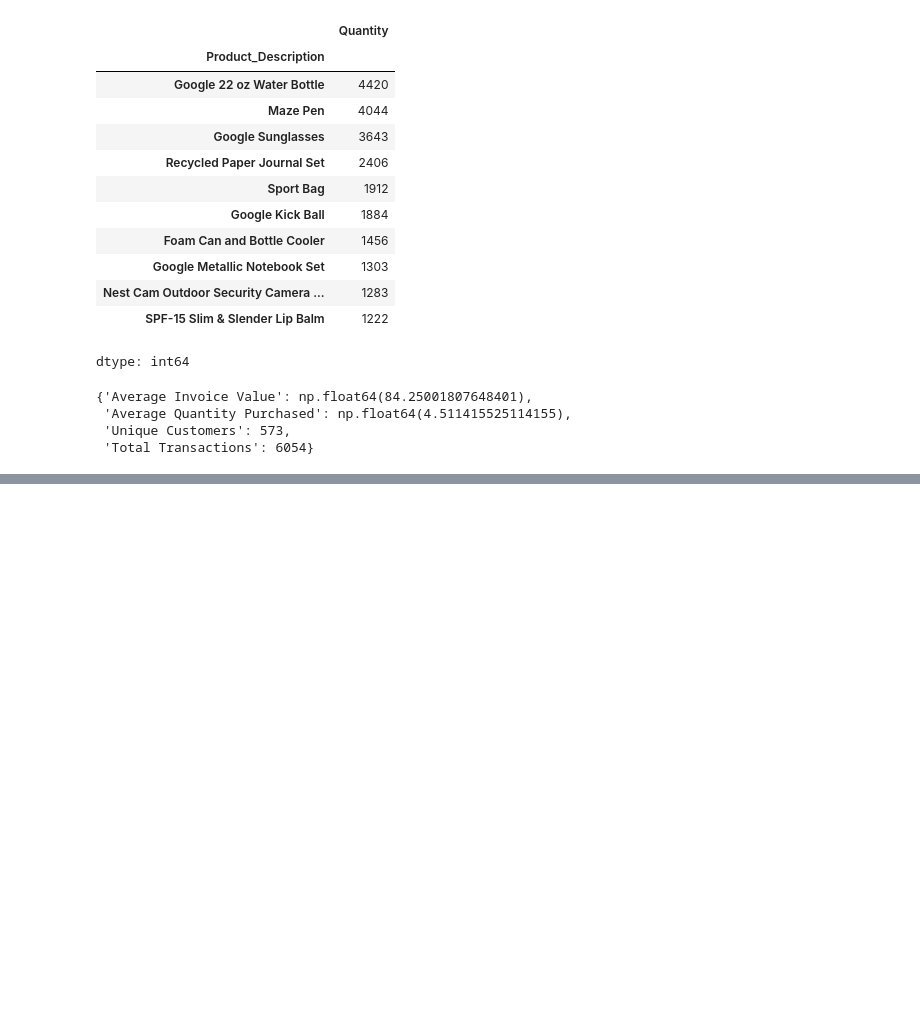
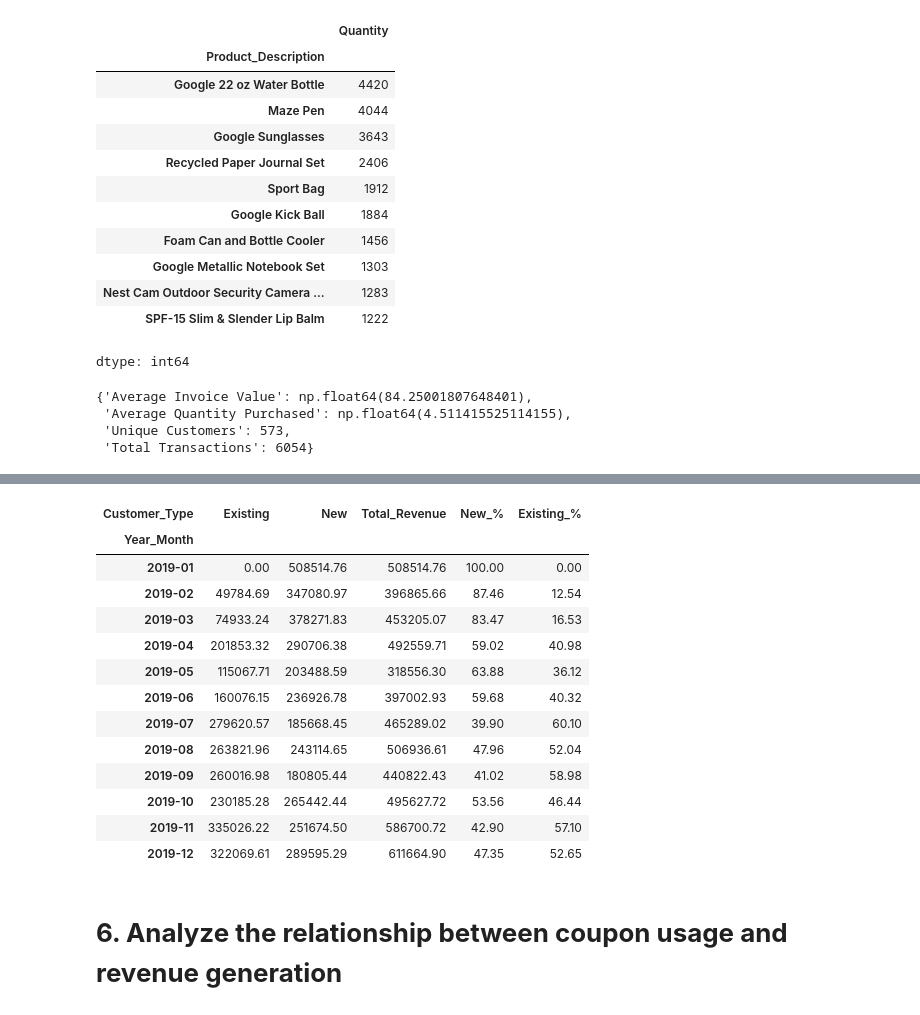
Before and after one commit to anp2/Declarative-Pipeline, a Jupyter notebook: EcommProj.ipynb, the cells around one changed output, grey strips where cells are left out. Saved outputs shown, nothing was run; the diff lists cells and outputs as text; code cells hidden in the pictures; blank space fills up the shorter version.

```diff
--- a/EcommProj.ipynb
+++ b/EcommProj.ipynb
@@ -1443,0 +1625,45 @@ summary
+# %%
+# Calculate Revenue Contribution (%)
+
+revenue_pivot['Total_Revenue'] = (
+
+    revenue_pivot['New']
+
+    + revenue_pivot['Existing']
+
+)
+
+revenue_pivot['New_%'] = (
+
+    revenue_pivot['New']
+
+    / revenue_pivot['Total_Revenue']
+
+) * 100
+
+revenue_pivot['Existing_%'] = (
+
+    revenue_pivot['Existing']
+
+    / revenue_pivot['Total_Revenue']
+
+) * 100
+
+revenue_pivot.round(2)
+# %% [output]
+| Customer_Type | Existing | New | Total_Revenue | New_% | Existing_% |
+| Year_Month |  |  |  |  |  |
+| 2019-01 | 0.00 | 508514.76 | 508514.76 | 100.00 | 0.00 |
+| 2019-02 | 49784.69 | 347080.97 | 396865.66 | 87.46 | 12.54 |
+| 2019-03 | 74933.24 | 378271.83 | 453205.07 | 83.47 | 16.53 |
+| 2019-04 | 201853.32 | 290706.38 | 492559.71 | 59.02 | 40.98 |
+| 2019-05 | 115067.71 | 203488.59 | 318556.30 | 63.88 | 36.12 |
+| 2019-06 | 160076.15 | 236926.78 | 397002.93 | 59.68 | 40.32 |
+| 2019-07 | 279620.57 | 185668.45 | 465289.02 | 39.90 | 60.10 |
+| 2019-08 | 263821.96 | 243114.65 | 506936.61 | 47.96 | 52.04 |
+| 2019-09 | 260016.98 | 180805.44 | 440822.43 | 41.02 | 58.98 |
+| 2019-10 | 230185.28 | 265442.44 | 495627.72 | 53.56 | 46.44 |
+| 2019-11 | 335026.22 | 251674.50 | 586700.72 | 42.90 | 57.10 |
+| 2019-12 | 322069.61 | 289595.29 | 611664.90 | 47.35 | 52.65 |
+# %% [markdown]
+# **6. Analyze the relationship between coupon usage and revenue generation**
```
Also changed, not shown: parts of 17 cells of this notebook.
